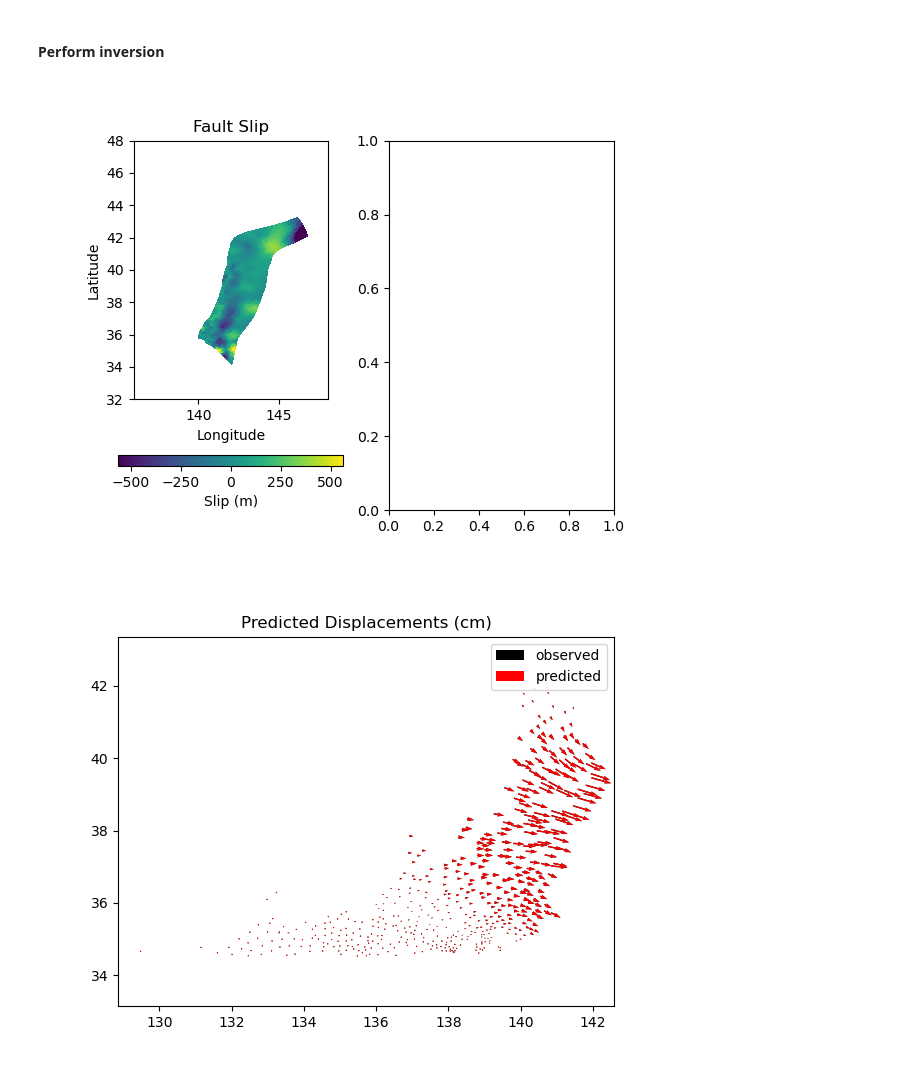
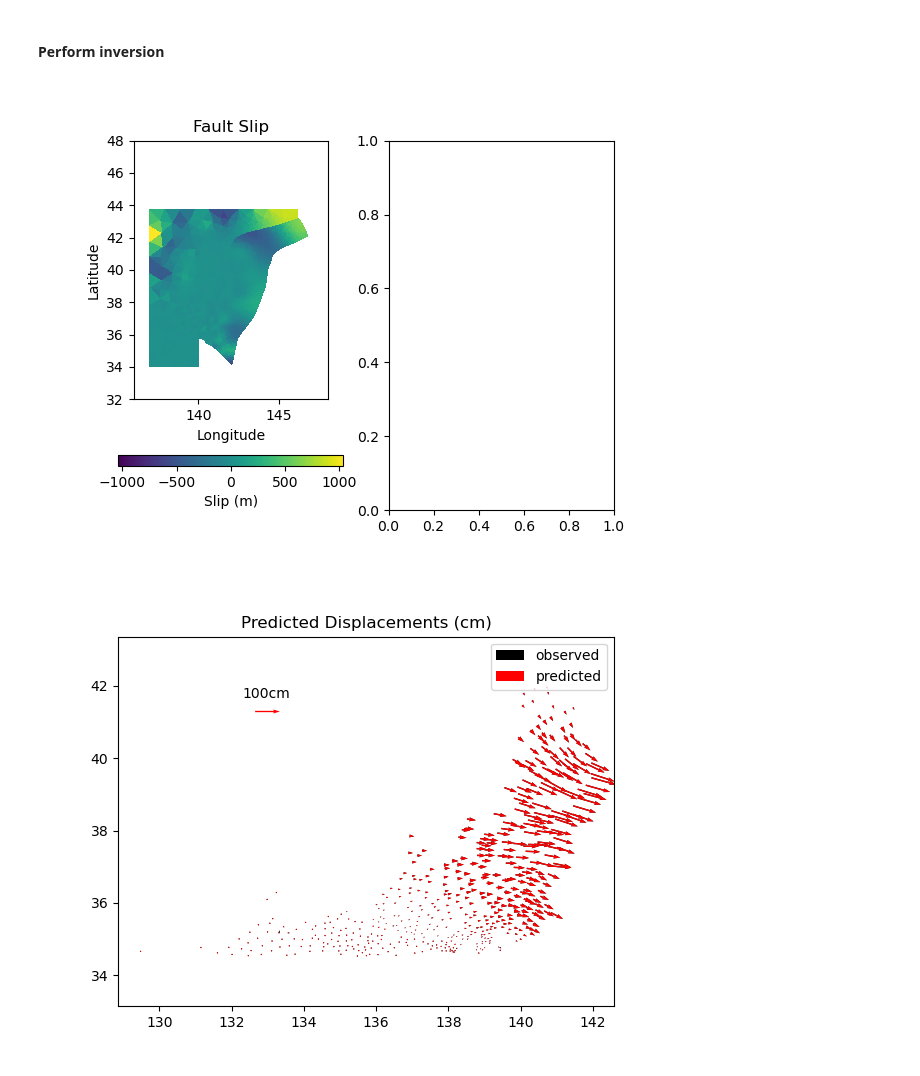
Before and after one commit to e-middleton/Emily_fault_displacement, a Jupyter notebook: CMI.ipynb, the cells around one changed output. Drawn from its saved outputs; the diff is of its cells as text; code cells hidden in the pictures.

```diff
--- a/CMI.ipynb
+++ b/CMI.ipynb
@@ -666,9 +647,9 @@ gps = pd.read_table("./cumulative_disp.txt", sep='\s+', header=None, names=colna
 # then T makes it 3 columns, and as many rows as data points
 obsv = np.array([gps.lon, gps.lat, 0*gps.lat]).reshape((3, -1)).T.copy()
 
-vec_scale = 2500
+vec_scale = 2000
 
-plot_vectors = True
+plot_vectors = False
 plt.close('all')
 if plot_vectors:
     fig, ax = plt.subplots()
@@ -829,58 +828,60 @@ est_slip = cov @ assembled_mat.T * weights.T @ data_vector
 pred_disp = disp_mat.dot(est_slip)
 # %%
 # plot for visualizing
-
-vec_scale = 2500
 xmin = 138
 xmax = 148
 ymin = 32
 ymax = 48
 plt.close('all')
 
-# get rid of tensile displacement and slip
-slip_idx = celeri.celeri_util.get_keep_index_12(len(est_slip))
-slip_vals = est_slip[slip_idx]
+end_idx = 2*tri_end_idx[0] #end of fault elem beginning of cmi elem
+dip_slip_vals = [est_slip[1:end_idx:2]/100, est_slip[end_idx+1::3]/100] # dip slip values for fault and CMI, converted from cm to m
 
-
-end_idx = 3*tri_end_idx[0] #end of fault elem beginning of cmi elem
-dip_slip_vals = [est_slip[1:end_idx:3]/100, est_slip[end_idx+1::3]/100] # dip slip values for fault and CMI, converted from cm to m
-
-max_mag = np.abs(np.max(est_slip[1::3]))/100
 max_mag_f = np.abs(np.max(dip_slip_vals[0]))
 max_mag_h = np.abs(np.max(dip_slip_vals[1]))
+if max_mag_f > max_mag_h:
+    max_mag = max_mag_f
+else:
+    max_mag = max_mag_h
 
+total_points = both
 fig, ax = plt.subplots(1, 2)
-rso = ax[0].tripcolor(fault["points"][:,0], fault["points"][:,1], fault["verts"],
-                      facecolors=(dip_slip_vals[0]).flatten(), vmin=-max_mag_f, vmax=max_mag_f)
-#ax[0].tripcolor(horiz["points"][:,0], horiz["points"][:,1], horiz["verts"], facecolors=(est_slip[end_idx::3]/100).flatten())
+rso = ax[0].tripcolor(both["points"][:,0],
+                      both["points"][:,1],
+                      both["verts"],
+                      facecolors=(np.vstack(((dip_slip_vals[0], dip_slip_vals[1])))).flatten(),
+                      vmin=-max_mag, vmax=max_mag)
+#ax[0].tripcolor(horiz["points"][:,0], horiz["points"][:,1], horiz["verts"], facecolors=(dip_slip_vals[1]).flatten())
+#ax[0].quiver(gps.lon, gps.lat, pred_disp[0::3], pred_disp[1::3], scale=vec_scale, color='r')
 cbar1 = fig.colorbar(rso, ax=ax[0], orientation='horizontal')
 cbar1.set_label("Slip (m)")
 ax[0].set(xlim=(xmin-2, xmax), ylim=(ymin, ymax), aspect='equal')
 ax[0].title.set_text("Fault Slip") #graph 1
 ax[0].set_ylabel("Latitude")
 ax[0].set_xlabel("Longitude")
 plt.show()
 
 
 rso = ax[1].tripcolor(horiz["points"][:,0], horiz["points"][:,1], horiz["verts"], facecolors=(dip_slip_vals[1]).flatten(), vmin=-max_mag_h, vmax=max_mag_h)
 cbar1 = fig.colorbar(rso, ax=ax[1], orientation='horizontal')
 cbar1.set_label("Slip (m)")
 #ax[1].quiver(gps.lon, gps.lat, pred_disp[0::3], pred_disp[1::3], scale=vec_scale, color='r', label="predicted")
-#ax[1].quiver(gps.lon, gps.lat, gps.east_vel, gps.north_vel, scale=vec_scale, color='k', label='observed')
+ax[1].quiver(gps.lon, gps.lat, gps.east_vel, gps.north_vel, scale=vec_scale, color='k', label='observed')
 ax[1].set(xlim=(xmin-2, xmax), ylim=(ymin, ymax), aspect='equal')
 ax[1].title.set_text("CMI Slip") #graph 1
 ax[1].set_ylabel("Latitude")
 ax[1].set_xlabel("Longitude")
 
 
 fig, ax = plt.subplots()
 ax.quiver(gps.lon, gps.lat, gps.east_vel, gps.north_vel, scale=vec_scale, color='k', label='observed')
-ax.quiver(gps.lon, gps.lat, pred_disp[0::3], pred_disp[1::3], scale=vec_scale, color='r', label="predicted")
+Q = ax.quiver(gps.lon, gps.lat, pred_disp[0::3], pred_disp[1::3], scale=vec_scale, color='r', label="predicted")
+ax.quiverkey(Q, X=0.3, Y=0.8, U=100, label="100cm", labelpos='N', color='r')
 #ax.quiver(gps.lon, gps.lat, data_vector[0:1497:3], data_vector[1:1497:3], scale=vec_scale, color='b')
 ax.axis("equal")
 plt.title("Predicted Displacements (cm)")
 plt.legend()
 plt.show()
 # %% [output]
-[figure, old version]
+[figure, new version]
-[figure, old version]
+[figure, new version]
```
Also changed, not shown: parts of 10 cells of this notebook.
